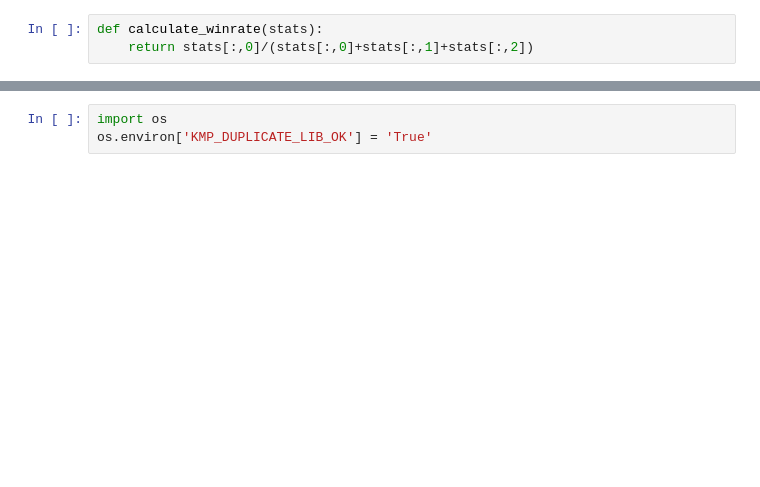
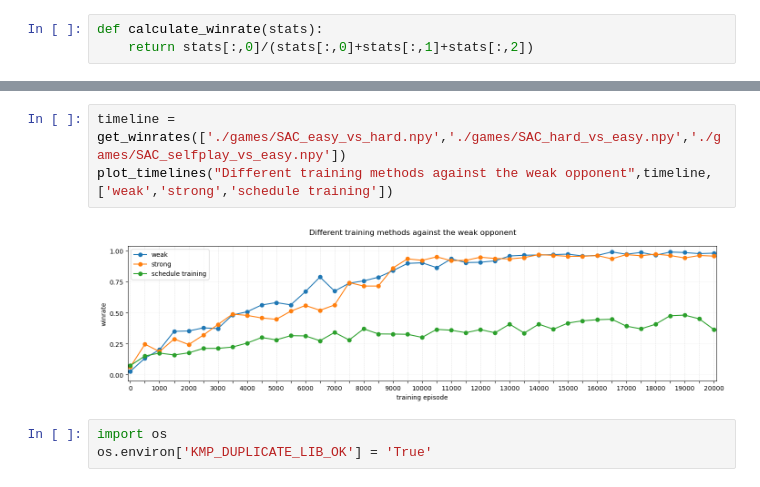
Before and after one commit to moemchen13/RL, a Jupyter notebook: RL_Agent/SAC/tryout_hockey.ipynb, the cells around one changed output, grey strips where cells are left out. Drawn from its saved outputs; the diff is of its cells as text; blank space fills up the shorter version.

```diff
--- a/RL_Agent/SAC/tryout_hockey.ipynb
+++ b/RL_Agent/SAC/tryout_hockey.ipynb
@@ -131,3 +158,8 @@ plot_timelines("Performance while Training",timeline,['DSAC','SAC'])
+# %%
+timeline = get_winrates(['./games/SAC_easy_vs_hard.npy','./games/SAC_hard_vs_easy.npy','./games/SAC_selfplay_vs_easy.npy'])
+plot_timelines("Different training methods against the weak opponent",timeline,['weak','strong','schedule training'])
+# %% [output]
+[figure, added]
 # %%
 import os
 os.environ['KMP_DUPLICATE_LIB_OK'] = 'True'
```
Also changed, not shown: parts of 8 cells of this notebook, 4 other files.
